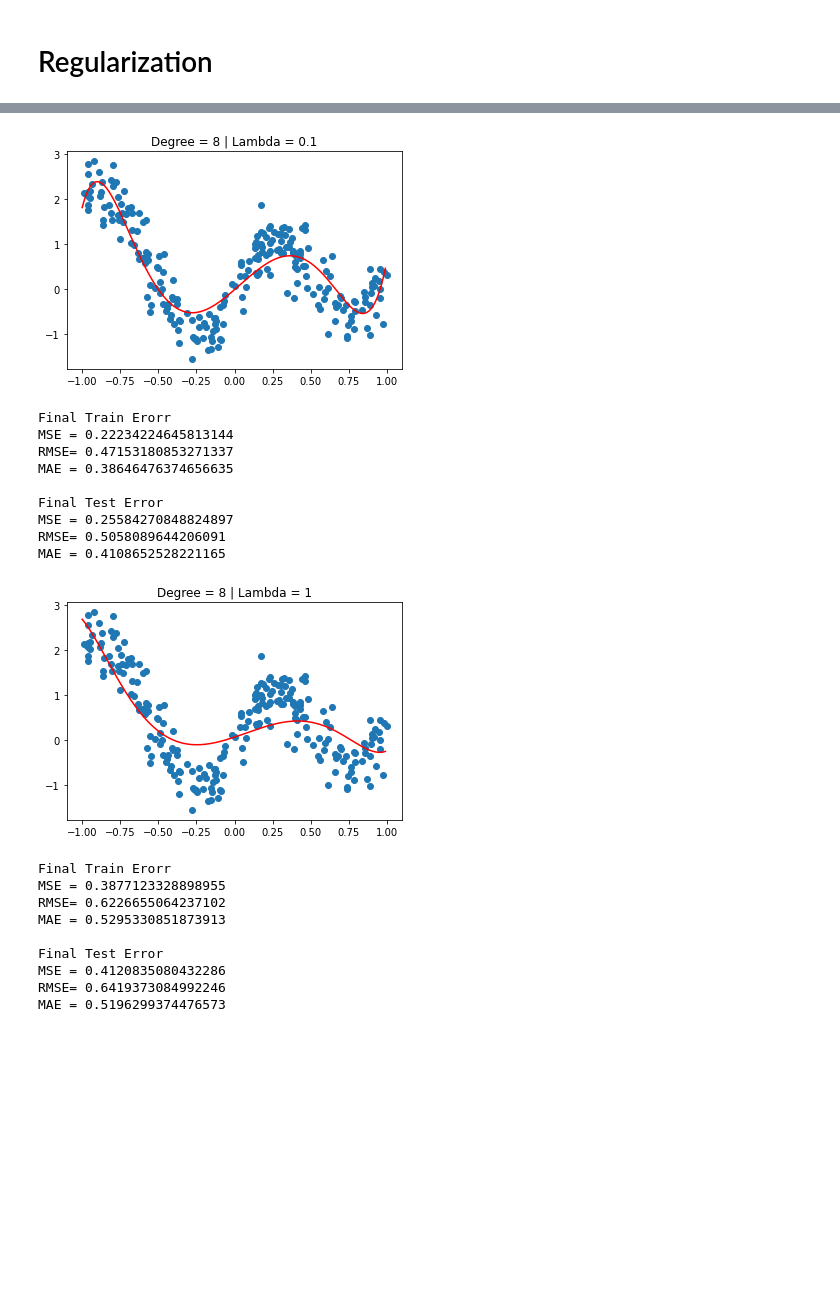
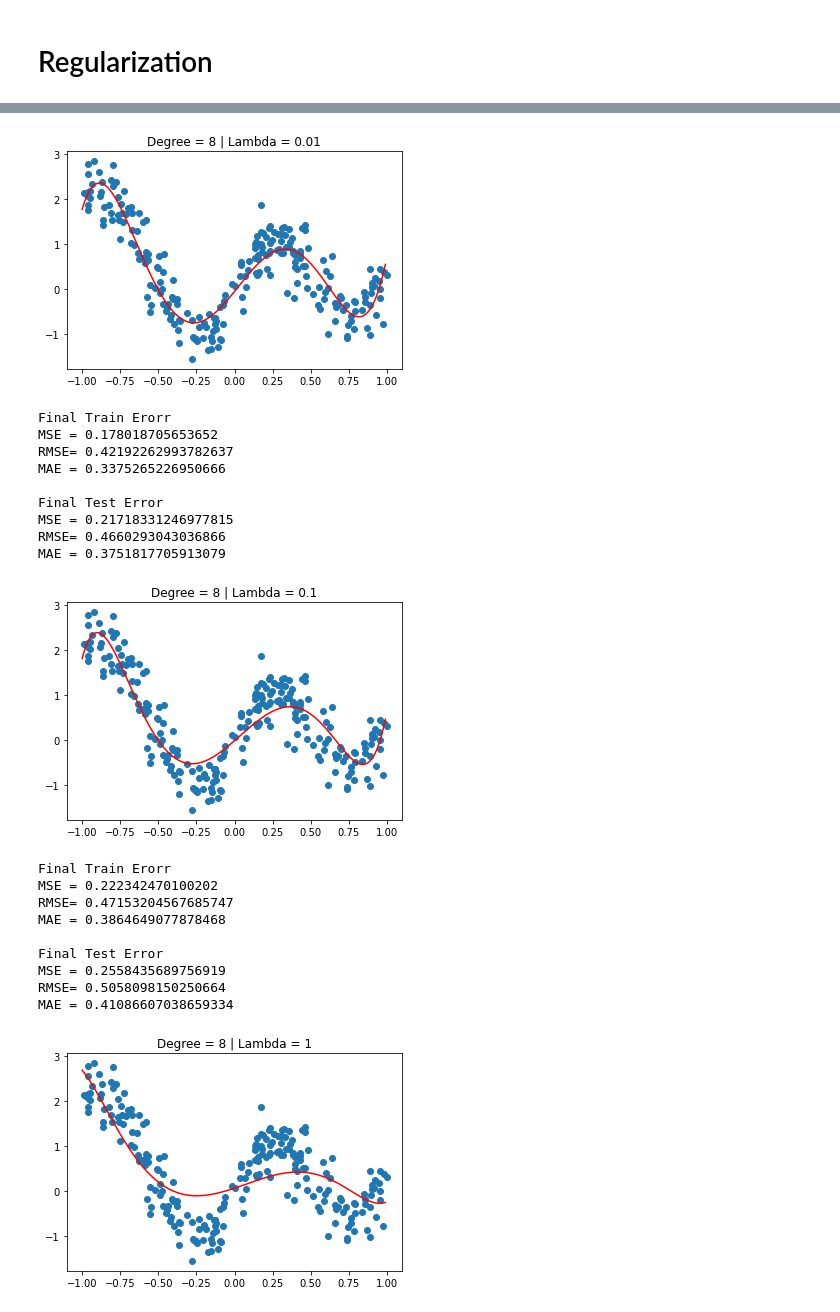
Before and after one commit to AUT-Student/ML-HW1, a Jupyter notebook: Code1/code1.ipynb, the cells around one changed output, grey strips where cells are left out. Cells and saved outputs as stored; diff of their text form; code cells hidden in the pictures; blank space fills up the shorter version.

```diff
--- a/Code1/code1.ipynb
+++ b/Code1/code1.ipynb
@@ -363,7 +363,7 @@ class PolynomialNormalEquation():
         xtx = np.matmul(xt, self.x)
 
         lambda_matrix = np.identity(self.degree + 1) * self.lambda_
-        lambda_matrix[0, 0] = 0
+#         lambda_matrix[0, 0] = 0
         xtx += lambda_matrix
 
         xtxi = np.linalg.inv(xtx)
@@ -444,7 +444,7 @@ MAE = 0.35913326217521446
 # %% [markdown]
 # Regularization
 # %%
-for lambda_ in [0, 0.01,0.1, 1]:
+for lambda_ in [0, 0.001, 0.01,0.1, 1]:
     polynomial_normal_equation = PolynomialNormalEquation(degree=8, lambda_=lambda_)
     polynomial_normal_equation.run()
     polynomial_normal_equation.plot_final_prediction()
@@ -472,20 +472,21 @@ MAE = 0.37518189557153164
-[figure, old version]
+[figure, new version]
 Final Train Erorr
-MSE = 0.22234224645813144
-RMSE= 0.47153180853271337
-MAE = 0.38646476374656635
+MSE = 0.178018705653652
+RMSE= 0.42192262993782637
+MAE = 0.3375265226950666
 
 Final Test Error
-MSE = 0.25584270848824897
-RMSE= 0.5058089644206091
-MAE = 0.4108652528221165
+MSE = 0.21718331246977815
+RMSE= 0.4660293043036866
+MAE = 0.3751817705913079
-[figure, old version]
+[figure, new version]
 Final Train Erorr
-MSE = 0.3877123328898955
-RMSE= 0.6226655064237102
-MAE = 0.5295330851873913
+MSE = 0.222342470100202
+RMSE= 0.47153204567685747
+MAE = 0.3864649077878468
 
 Final Test Error
-MSE = 0.4120835080432286
-RMSE= 0.6419373084992246
-MAE = 0.5196299374476573
+MSE = 0.2558435689756919
+RMSE= 0.5058098150250664
+MAE = 0.41086607038659334
+[figure, added]
```
Also changed, not shown: parts of 1 cell of this notebook, 1 other file.
